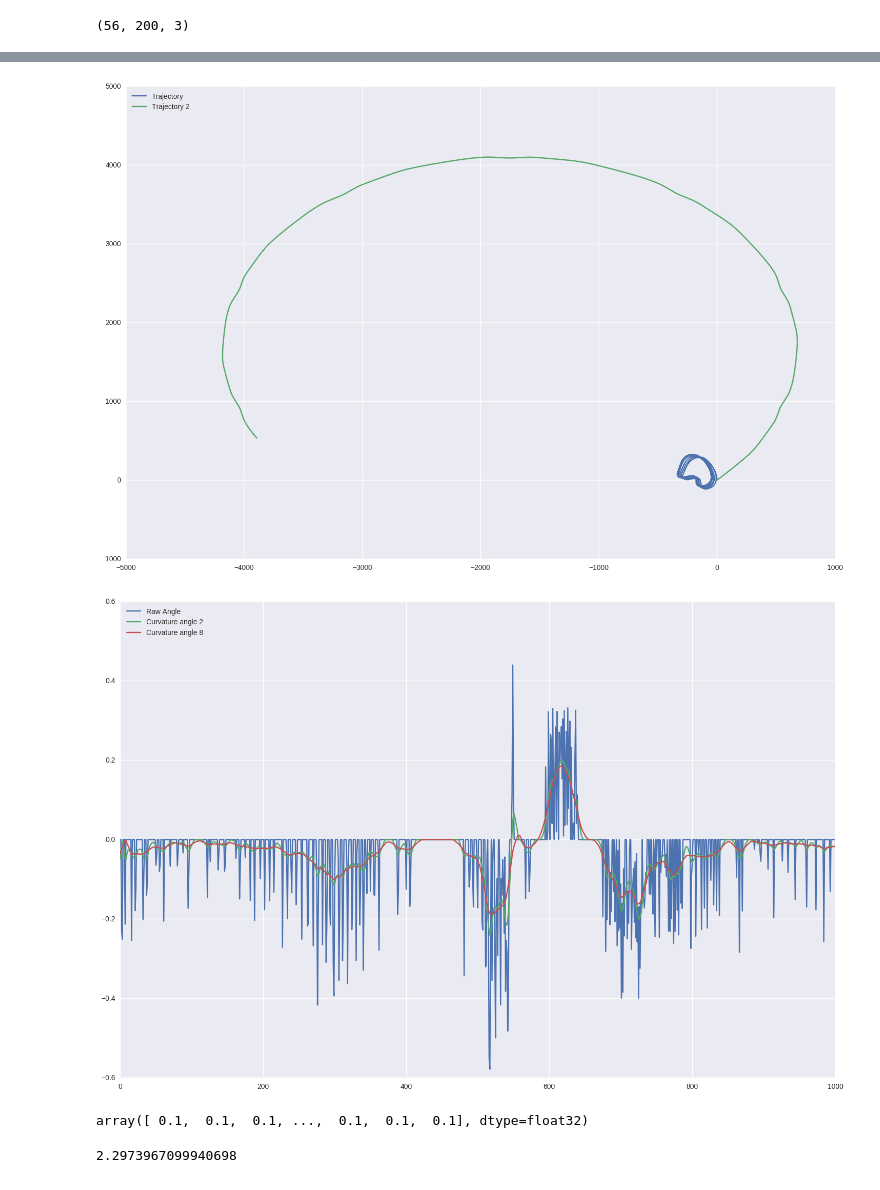
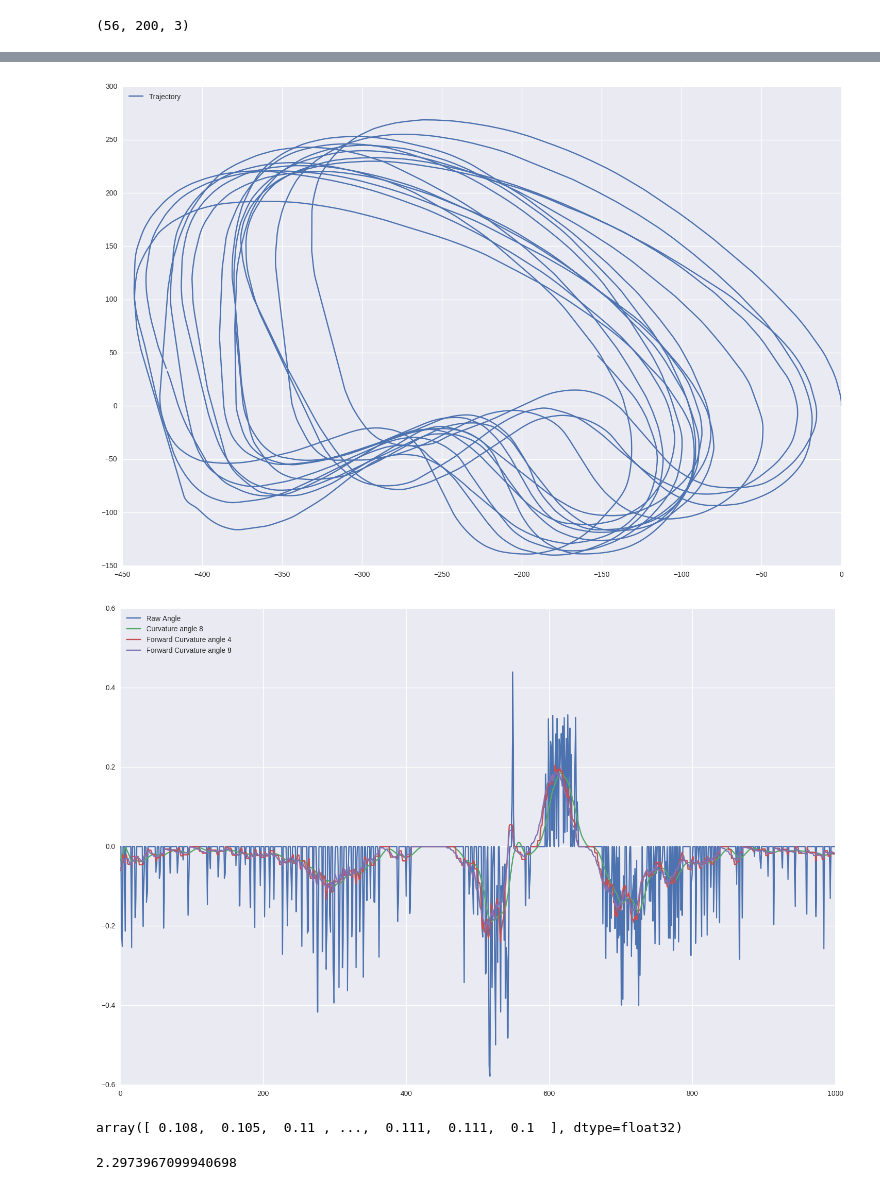
Before and after one commit to balancap/SDC-Behavioral-Cloning, a Jupyter notebook: behavioral-cloning.ipynb, the cells around one changed output, grey strips where cells are left out. Saved outputs shown, nothing was run; the diff lists cells and outputs as text; code cells hidden in the pictures.

```diff
--- a/behavioral-cloning.ipynb
+++ b/behavioral-cloning.ipynb
@@ -57,20 +57,20 @@ print(out.shape)
 # %%
 # Load CSV file
 filename = './data/5/driving_log.csv'
-filename = './data/50Hz_driving_log.csv'
+# filename = './data/50Hz_driving_log.csv'
 with open(filename, 'r') as f:
     creader = csv.reader(f)
     csv_list = list(creader)
 
     # Read angle.
-    angle = np.array([float(a[3]) for a in csv_list], dtype=np.float32)
+    angle_raw = np.array([float(a[3]) for a in csv_list], dtype=np.float32)
 
     # Speed: convert to m/s.
     speed = np.array([float(a[6]) for a in csv_list], dtype=np.float32)
     speed = speed * 1.609344 / 3.6
 
     # Time difference
-    dt_array = np.ones_like(angle) * 0.1
+    dt_array = np.ones_like(angle_raw) * 0.1
     for i in range(len(csv_list)-1):
         p0 = csv_list[i][0][:-4].split("_")
         p1 = csv_list[i+1][0][:-4].split("_")
@@ -152,4 +152,4 @@ def trajectory(dt, speed, angle, length=CAR_LENGTH):
 
     return x, alpha
 # %%
-x, alpha = trajectory(dt_array, speed, angle, length=5.9)
+x, alpha = trajectory(dt_array, speed, angle_raw, length=5.9)
@@ -199,3 +214,5 @@ def trajectory_complex(dt, speed, angle, length=CAR_LENGTH, rho=0.5):
+# %%
+a, kappa = angle_post(x, alpha, dt_array, speed, delta=2, length=5.9)
 # %%
 nb = 1000000
 
@@ -208,7 +225,7 @@ plt.plot(x[:nb, 0], x[:nb, 1], label='Trajectory')
 plt.legend(loc='upper left')
 plt.show()
 # %% [output]
-[figure, old version]
+[figure, new version]
 # %%
 def deriv_middle(x, delta):
     """Compute derivative with zero padding.
@@ -243,29 +260,42 @@ angle_cv3 = angle_curvature(x, delta=3)
 angle_cv4 = angle_curvature(x, delta=4)
 angle_cv8 = angle_curvature(x, delta=8)
 
-angle_fcv2 = angle_curvature(x, delta=2, deriv=deriv_forward)
-angle_fcv4 = angle_curvature(x, delta=4, deriv=deriv_forward)
-angle_fcv8 = angle_curvature(x, delta=8, deriv=deriv_forward)
+# angle_fcv2 = angle_curvature(x, delta=2, deriv=deriv_forward)
+# angle_fcv4 = angle_curvature(x, delta=4, deriv=deriv_forward)
+# angle_fcv8 = angle_curvature(x, delta=8, deriv=deriv_forward)
+
+angle_fcv2, _ = angle_post(x, alpha, dt_array, speed, delta=2, length=5.9)
+angle_fcv4, _ = angle_post(x, alpha, dt_array, speed, delta=4, length=5.9)
+angle_fcv6, _ = angle_post(x, alpha, dt_array, speed, delta=6, length=5.9)
+angle_fcv8, _ = angle_post(x, alpha, dt_array, speed, delta=8, length=5.9)
+angle_fcv12, _ = angle_post(x, alpha, dt_array, speed, delta=12, length=5.9)
+angle_fcv24, _ = angle_post(x, alpha, dt_array, speed, delta=24, length=5.9)
+
+angle_mfcv4 = angle_post_mean(x, alpha, dt_array, speed, deltas=[3, 4, 5], length=5.9)
+angle_mfcv8 = angle_post_mean(x, alpha, dt_array, speed, deltas=[10, 15, 20, 25], length=5.9)
 # %%
 nb = 1000
 
-plt.plot(angle[:nb], label='Raw Angle')
+plt.plot(angle_raw[:nb], label='Raw Angle')
 # plt.plot(angle_cv1[:nb], label='Curvature angle 1')
-plt.plot(angle_cv4[:nb], label='Curvature angle 2')
+# plt.plot(angle_cv4[:nb], label='Curvature angle 2')
 # plt.plot(angle_cv4[:nb], label='Curvature angle 4')
 plt.plot(angle_cv8[:nb], label='Curvature angle 8')
 
-# plt.plot(angle_fcv4[:nb], label='Forward Curvature angle 4')
-# plt.plot(angle_fcv8[:nb], label='Forward Curvature angle 8')
+plt.plot(angle_fcv12[:nb], label='Forward Curvature angle 4')
+# plt.plot(angle_fcv24[:nb], label='Forward Curvature angle 8')
+
+# plt.plot(angle_mfcv4[:nb], label='Forward Curvature angle 4')
+plt.plot(angle_mfcv8[:nb], label='Forward Curvature angle 8')
 
 plt.legend(loc='upper left')
 plt.show()
 # %% [output]
-[figure, old version]
+[figure, new version]
 # %%
 dt_array
 # %% [output]
-array([ 0.1,  0.1,  0.1, ...,  0.1,  0.1,  0.1], dtype=float32)
+array([ 0.108,  0.105,  0.11 , ...,  0.111,  0.111,  0.1  ], dtype=float32)
 # %%
 2**1.2
 # %% [output]
```
Also changed, not shown: parts of 5 cells of this notebook, 1 other file.
